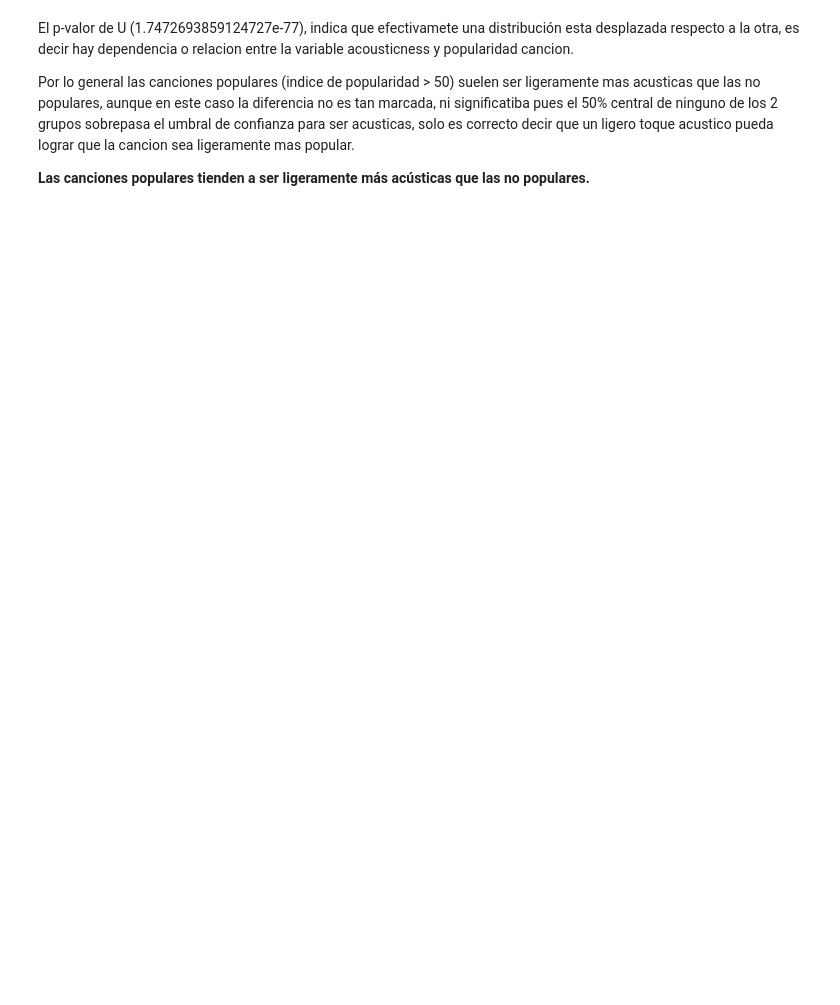
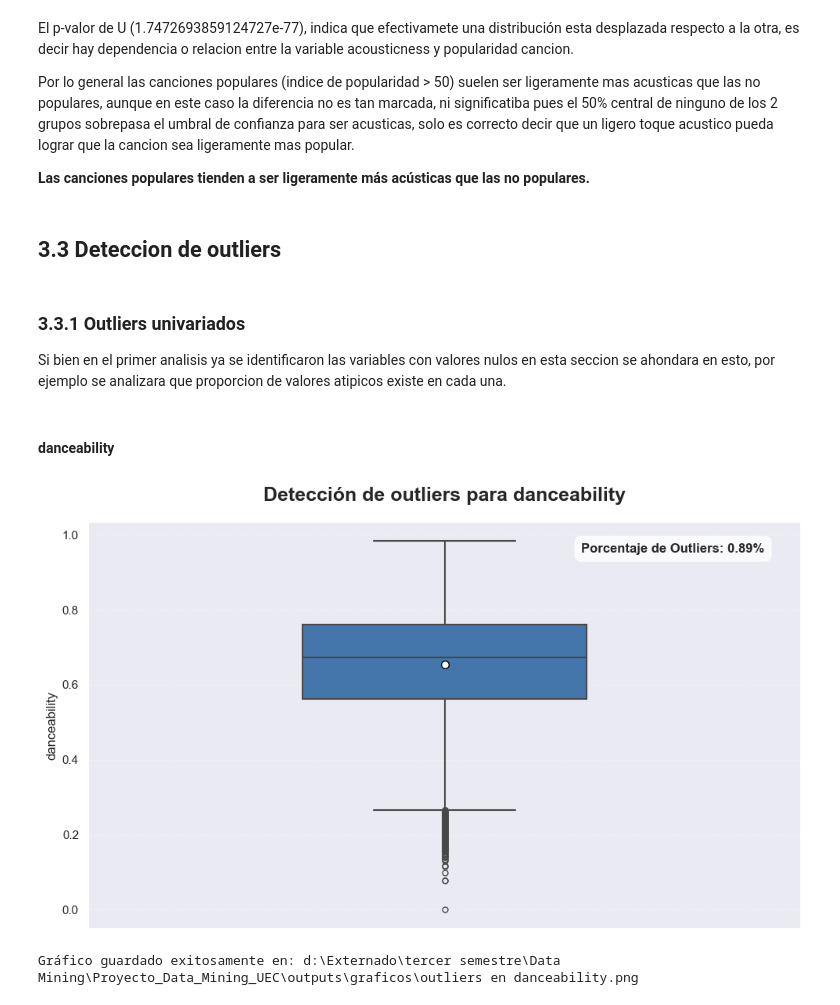
Before and after one commit to juanpablocarrillohortua/Proyecto_Data_Mining_UEC, a Jupyter notebook: notebooks/EDA_&_1st_part_notebook.ipynb, the cells around one changed output. Drawn from its saved outputs; the diff is of its cells as text; code cells hidden in the pictures; blank space fills up the shorter version.

Commit message:
analisis de outliers hasta acousticness

```diff
--- a/notebooks/EDA_&_1st_part_notebook.ipynb
+++ b/notebooks/EDA_&_1st_part_notebook.ipynb
@@ -1083,3 +1112,5 @@ El p-valor de U (1.7472693859124727e-77), indica que efectivamete una distribuci
 Por lo general las canciones populares (indice de popularidad > 50) suelen ser ligeramente mas acusticas que las no populares, aunque en este caso la diferencia no es tan marcada, ni significatiba pues el 50% central de ninguno de los 2 grupos sobrepasa el umbral de confianza para ser acusticas, solo es correcto decir que un ligero toque acustico pueda lograr que la cancion sea ligeramente mas popular.
 
 **Las canciones populares tienden a ser ligeramente más acústicas que las no populares.**
+# %% [markdown]
+## 3.3 Deteccion de outliers
@@ -1085,0 +1141,14 @@ Por lo general las canciones populares (indice de popularidad > 50) suelen ser l
+# %% [markdown]
+### 3.3.1 Outliers univariados
+
+Si bien en el primer analisis ya se identificaron las variables con valores nulos en esta seccion se ahondara en esto, por ejemplo se analizara que proporcion de valores atipicos existe en cada una.
+# %% [markdown]
+#### danceability
+# %%
+graficas.box_plot_para_atipicos(df, 'danceability')
+# %% [output]
+[figure, added]
+# %%
+graficas.guardar_grafico("outliers en danceability")
+# %% [output]
+Gráfico guardado exitosamente en: d:\Externado\tercer semestre\Data Mining\Proyecto_Data_Mining_UEC\outputs\graficos\outliers en danceability.png
```
Also changed, not shown: parts of 27 cells of this notebook, 6 other files.
